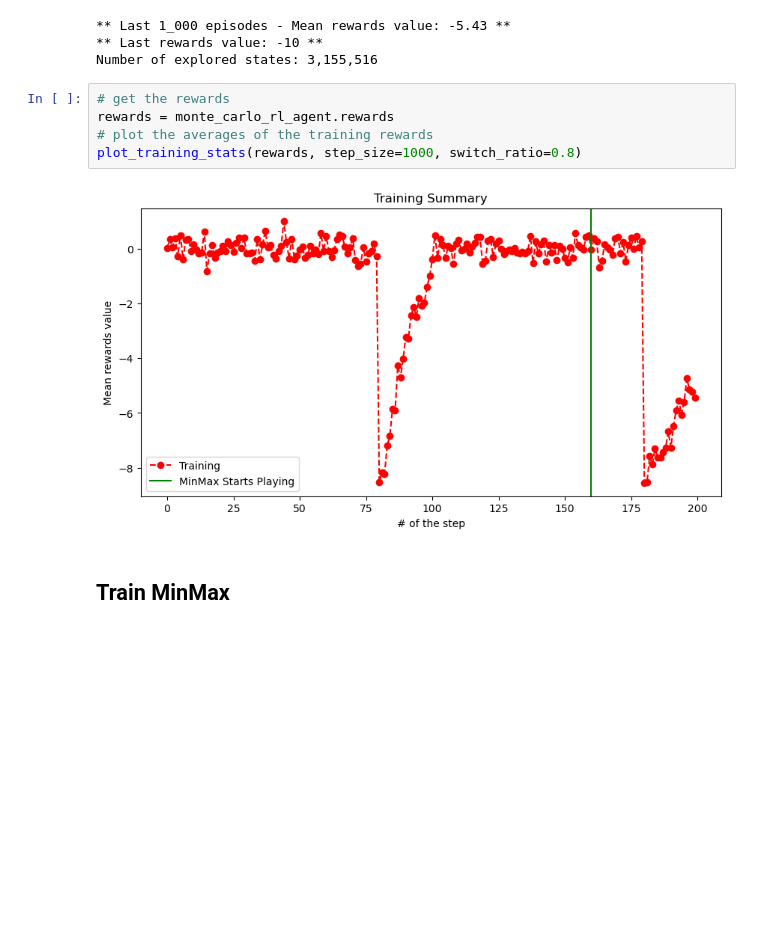
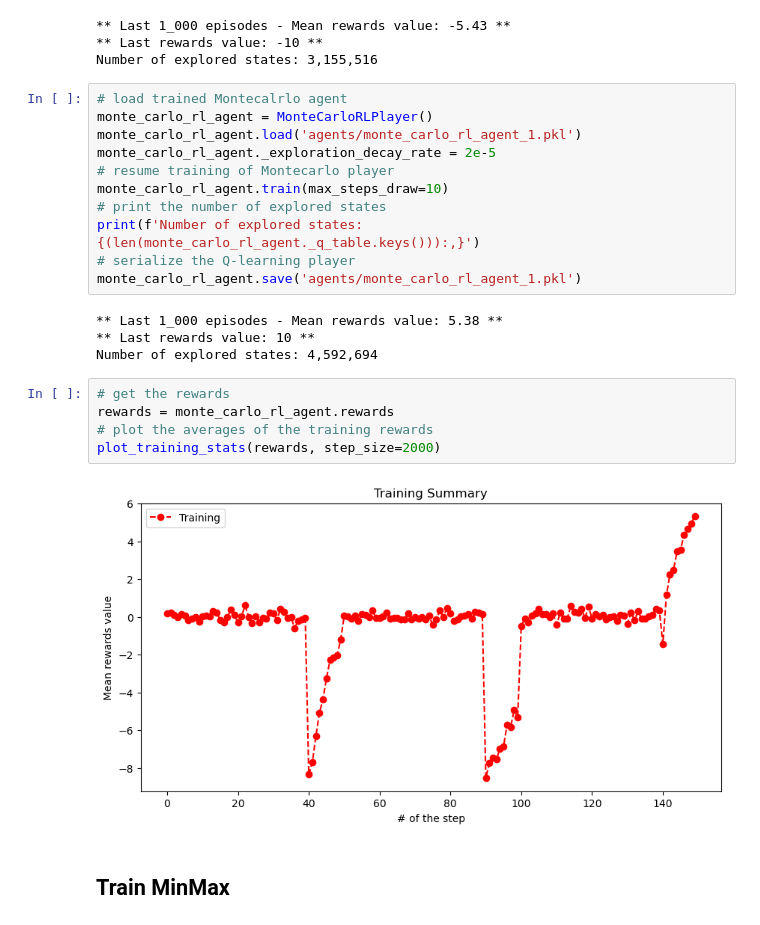
Before and after one commit to FarInHeight/Computational-Intelligence-Project, a Jupyter notebook: project_summary.ipynb, the cells around one changed output. Cells and saved outputs as stored; diff of their text form; blank space fills up the shorter version.

```diff
--- a/project_summary.ipynb
+++ b/project_summary.ipynb
@@ -103,13 +103,28 @@ monte_carlo_rl_agent.save('agents/monte_carlo_rl_agent_1.pkl')
 ** Last 1_000 episodes - Mean rewards value: -5.43 **
 ** Last rewards value: -10 **
 Number of explored states: 3,155,516
+# %%
+# load trained Montecalrlo agent
+monte_carlo_rl_agent = MonteCarloRLPlayer()
+monte_carlo_rl_agent.load('agents/monte_carlo_rl_agent_1.pkl')
+monte_carlo_rl_agent._exploration_decay_rate = 2e-5
+# resume training of Montecarlo player
+monte_carlo_rl_agent.train(max_steps_draw=10)
+# print the number of explored states
+print(f'Number of explored states: {(len(monte_carlo_rl_agent._q_table.keys())):,}')
+# serialize the Q-learning player
+monte_carlo_rl_agent.save('agents/monte_carlo_rl_agent_1.pkl')
+# %% [output]
+** Last 1_000 episodes - Mean rewards value: 5.38 **
+** Last rewards value: 10 **
+Number of explored states: 4,592,694
 # %%
 # get the rewards
 rewards = monte_carlo_rl_agent.rewards
 # plot the averages of the training rewards
-plot_training_stats(rewards, step_size=1000, switch_ratio=0.8)
+plot_training_stats(rewards, step_size=2000)
 # %% [output]
-[figure, old version]
+[figure, new version]
 # %% [markdown]
 ## Train MinMax
 # %%
```
Also changed, not shown: parts of 10 cells of this notebook, 4 other files.
